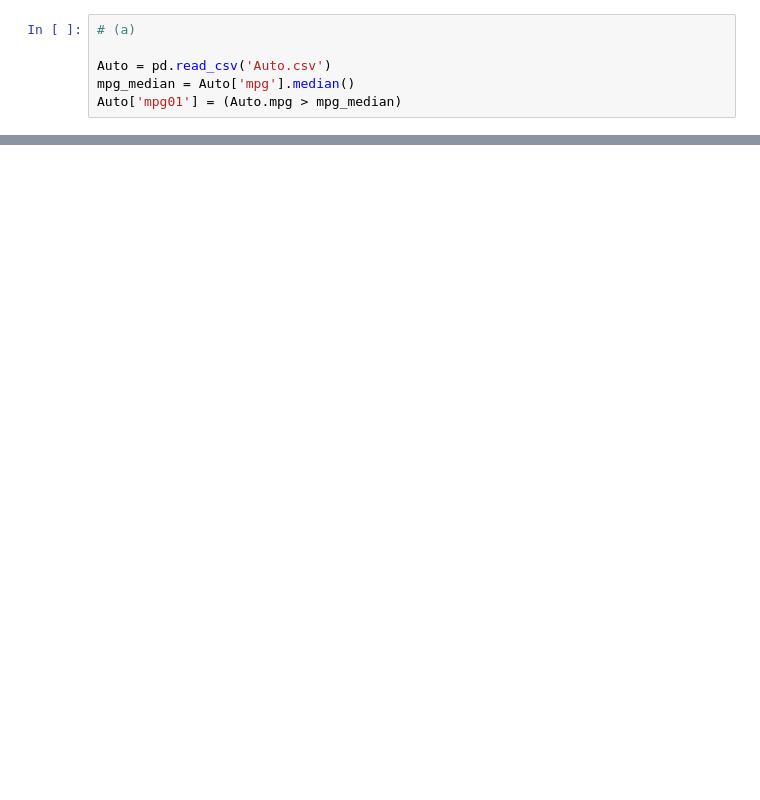
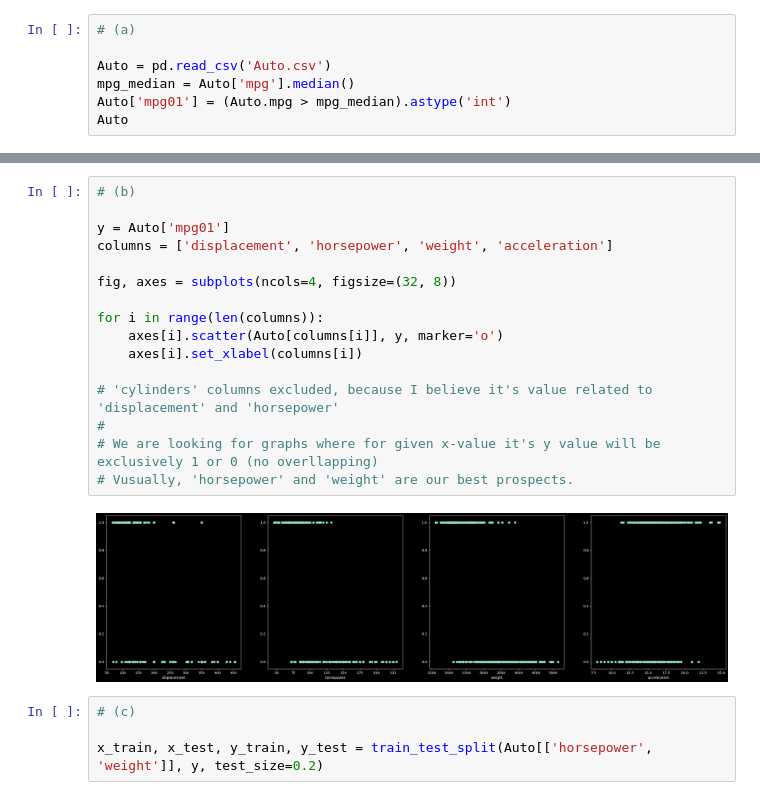
Before and after one commit to smnsht/msc-assignments, a Jupyter notebook: ml/lab04/14.ipynb, the cells around one changed output, grey strips where cells are left out. Saved outputs shown, nothing was run; the diff lists cells and outputs as text; blank space fills up the shorter version.

```diff
--- a/ml/lab04/14.ipynb
+++ b/ml/lab04/14.ipynb
@@ -5,4 +13,5 @@ import pandas as pd
 
 Auto = pd.read_csv('Auto.csv')
 mpg_median = Auto['mpg'].median()
-Auto['mpg01'] = (Auto.mpg > mpg_median)
+Auto['mpg01'] = (Auto.mpg > mpg_median).astype('int')
+Auto
@@ -23,0 +32,22 @@ Auto.corr(numeric_only=True)
+# %%
+# (b)
+
+y = Auto['mpg01']
+columns = ['displacement', 'horsepower', 'weight', 'acceleration']
+
+fig, axes = subplots(ncols=4, figsize=(32, 8))
+
+for i in range(len(columns)):
+    axes[i].scatter(Auto[columns[i]], y, marker='o')
+    axes[i].set_xlabel(columns[i])
+
+# 'cylinders' columns excluded, because I believe it's value related to 'displacement' and 'horsepower'
+#
+# We are looking for graphs where for given x-value it's y value will be exclusively 1 or 0 (no overllapping)
+# Vusually, 'horsepower' and 'weight' are our best prospects.
+# %% [output]
+[figure, added]
+# %%
+# (c)
+
+x_train, x_test, y_train, y_test = train_test_split(Auto[['horsepower', 'weight']], y, test_size=0.2)
```
Also changed, not shown: parts of 9 cells of this notebook, 6 other files.
